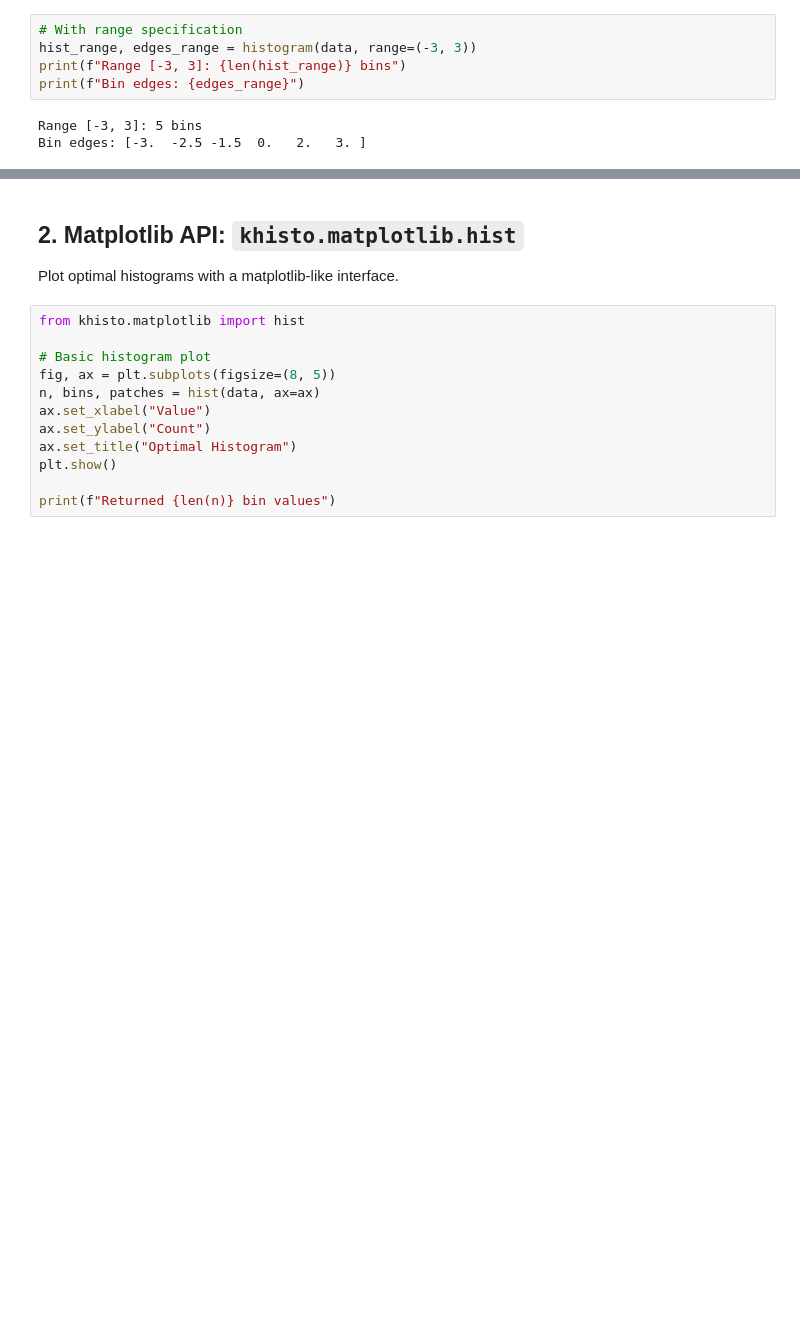
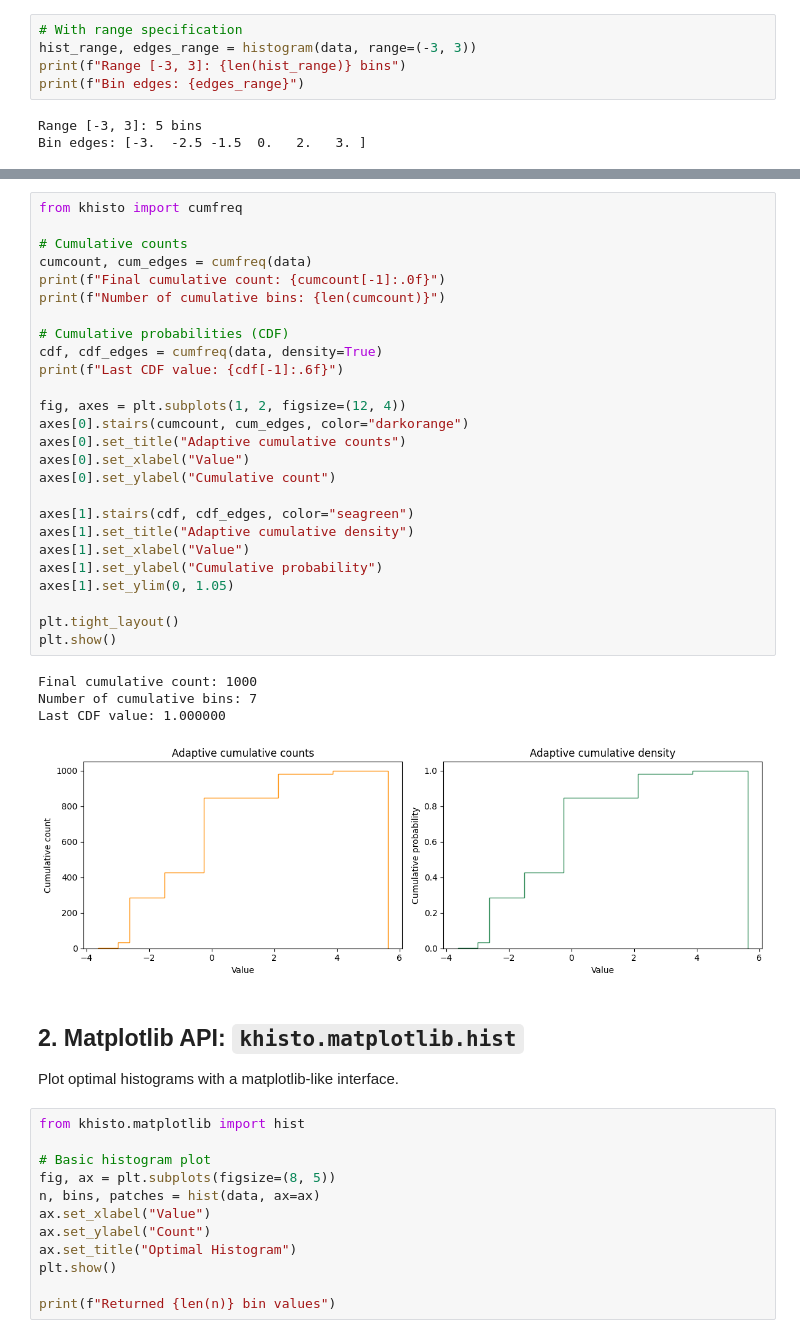
Before and after one commit to KhiopsML/khisto-python, a Jupyter notebook: sandbox/khisto_demo.ipynb, the cells around one changed output, grey strips where cells are left out. Drawn from its saved outputs; the diff is of its cells as text; blank space fills up the shorter version.

```diff
--- a/sandbox/khisto_demo.ipynb
+++ b/sandbox/khisto_demo.ipynb
@@ -92,3 +90,34 @@ Bin edges: [-3.  -2.5 -1.5  0.   2.   3. ]
+# %%
+from khisto import cumfreq
+
+# Cumulative counts
+cumcount, cum_edges = cumfreq(data)
+print(f"Final cumulative count: {cumcount[-1]:.0f}")
+print(f"Number of cumulative bins: {len(cumcount)}")
+
+# Cumulative probabilities (CDF)
+cdf, cdf_edges = cumfreq(data, density=True)
+print(f"Last CDF value: {cdf[-1]:.6f}")
+
+fig, axes = plt.subplots(1, 2, figsize=(12, 4))
+axes[0].stairs(cumcount, cum_edges, color="darkorange")
+axes[0].set_title("Adaptive cumulative counts")
+axes[0].set_xlabel("Value")
+axes[0].set_ylabel("Cumulative count")
+
+axes[1].stairs(cdf, cdf_edges, color="seagreen")
+axes[1].set_title("Adaptive cumulative density")
+axes[1].set_xlabel("Value")
+axes[1].set_ylabel("Cumulative probability")
+axes[1].set_ylim(0, 1.05)
+
+plt.tight_layout()
+plt.show()
+# %% [output]
+Final cumulative count: 1000
+Number of cumulative bins: 7
+Last CDF value: 1.000000
+[figure, added]
 # %% [markdown]
 ## 2. Matplotlib API: `khisto.matplotlib.hist`
 
```
Also changed, not shown: parts of 9 cells of this notebook, 15 other files.
